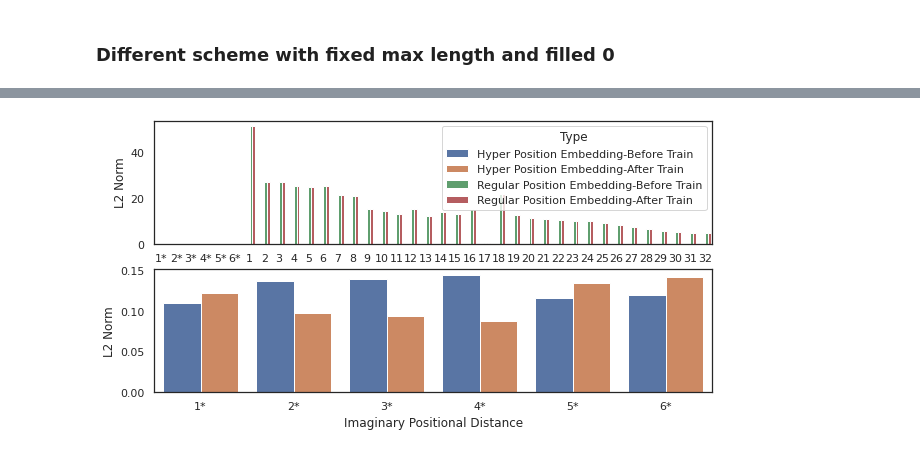
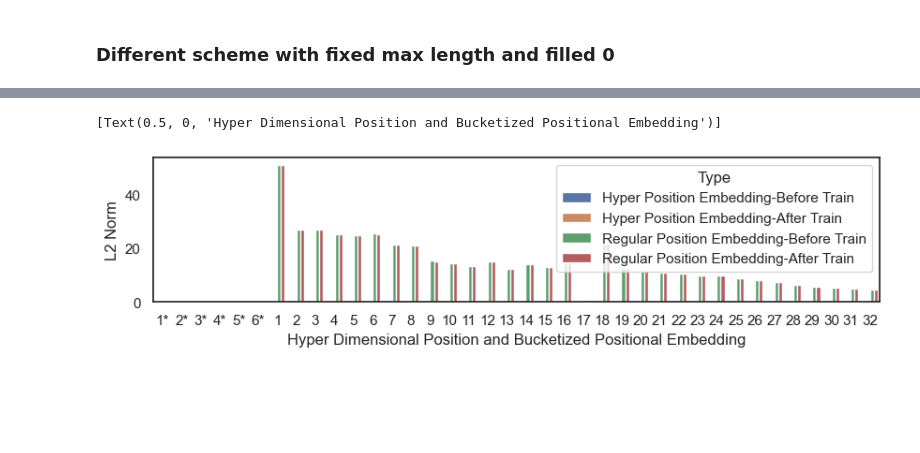
Before and after one commit to huynhducloi00/label-words-are-anchors, a Jupyter notebook: verify_unifiedqa/google-t5/plot_options.ipynb, the cells around one changed output, grey strips where cells are left out. Saved outputs shown, nothing was run; the diff lists cells and outputs as text; code cells hidden in the pictures; blank space fills up the shorter version.

```diff
--- a/verify_unifiedqa/google-t5/plot_options.ipynb
+++ b/verify_unifiedqa/google-t5/plot_options.ipynb
@@ -1,7 +1,10 @@
 # %%
 import pickle
 import seaborn as sns
-sns.set_theme(style='white')
+sns.set_style('white',rc={
+    'xtick.bottom': True,
+    'ytick.left': True,
+})
 configs = [(True, True), (False, True), (True, False), (False, False)]
 data = []
 for max_length, fill_0 in configs:
@@ -95,27 +98,28 @@ l2_before, l1_before  = pickle.load(
     open('Scheme.Undirected_6w_weight_before.pkl', 'rb'))
 # %%
 from numpy import linalg
-fig, ax = plt.subplots(2, 1, figsize=(10, 5))
-kk = {'Type': ['Hyper Position Embedding-Before Train']*6, 'Imaginary Positional Distance': [
+fig, ax = plt.subplots(1, 1, figsize=(10, 2))
+x_label='Bucketized Positional Embedding'
+kk = {'Type': ['Hyper Position Embedding-Before Train']*6, x_label: [
     f'{x}*' for x in range(1, 7)], 'L2 Norm': [linalg.norm(x) for x in l1_before]}
 for index, m in enumerate(l1_after):
     kk['Type'].append('Hyper Position Embedding-After Train')
-    kk['Imaginary Positional Distance'].append(f'{index+1}*')
+    kk[x_label].append(f'{index+1}*')
     kk['L2 Norm'].append(linalg.norm(m))
 for index, m in enumerate(l2_before):
     kk['Type'].append('Regular Position Embedding-Before Train')
-    kk['Imaginary Positional Distance'].append(index+1)
+    kk[x_label].append(index+1)
     kk['L2 Norm'].append(linalg.norm(m))
 
 for index, m in enumerate(l2_after):
     kk['Type'].append('Regular Position Embedding-After Train')
-    kk['Imaginary Positional Distance'].append(index+1)
+    kk[x_label].append(index+1)
     kk['L2 Norm'].append(linalg.norm(m))
 
 df_norm = DataFrame(kk)
-sns.barplot(df_norm, x='Imaginary Positional Distance', y='L2 Norm', hue='Type',ax=ax[0],palette=["C0", "C1", "C2","C3"])
-ax[0].set(xlabel=None)
-sns.barplot(df_norm[df_norm['Type'].apply(lambda x:'Hyper' in x)], x='Imaginary Positional Distance', y='L2 Norm', hue='Type',ax=ax[1],palette=['C0','C1'])
-ax[1].legend().remove()
+ax=sns.barplot(df_norm, x=x_label, y='L2 Norm', hue='Type',ax=ax,palette=["C0", "C1", "C2","C3"])
+ax.set(xlabel='Hyper Dimensional Position and Bucketized Positional Embedding')
+# ax[0].set(xlabel=None)
 # %% [output]
+[Text(0.5, 0, 'Hyper Dimensional Position and Bucketized Positional Embedding')]
-[figure, old version]
+[figure, new version]
```
Also changed, not shown: parts of 5 cells of this notebook.
